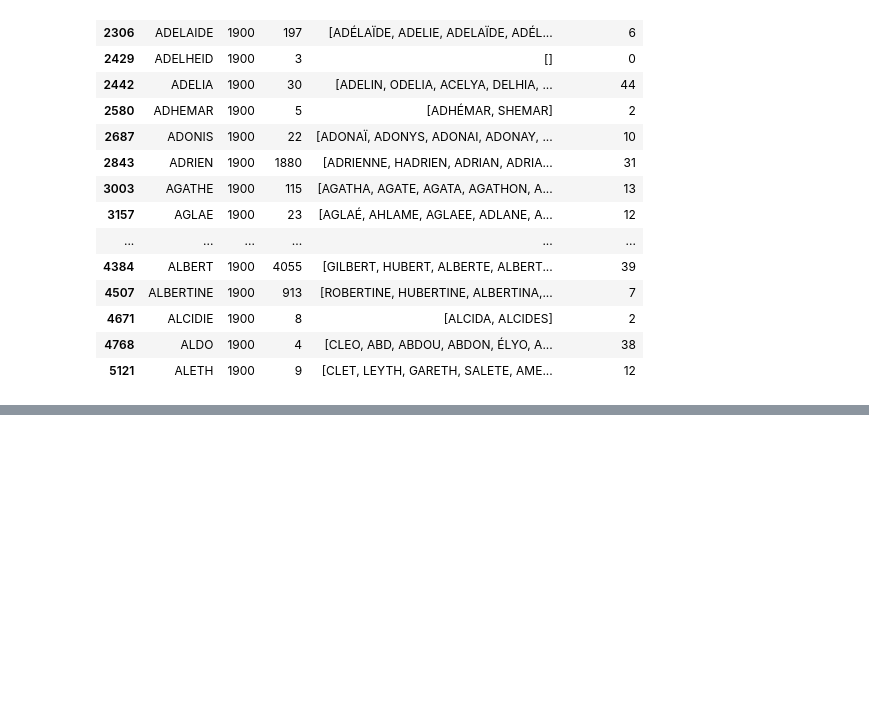
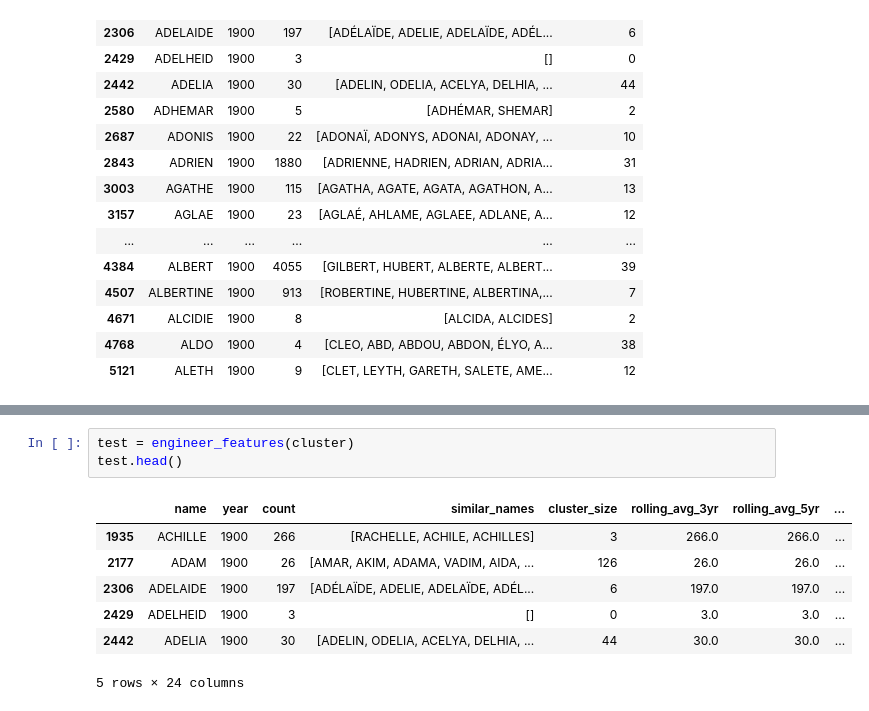
Before and after one commit to Beg1nner4ever/name_cluster, a Jupyter notebook: name_notebook_2.ipynb, the cells around one changed output, grey strips where cells are left out. Cells and saved outputs as stored; diff of their text form; blank space fills up the shorter version.

Commit message:
features engineering

```diff
--- a/name_notebook_2.ipynb
+++ b/name_notebook_2.ipynb
@@ -232,0 +346,11 @@ cluster.head(20)
+# %%
+test = engineer_features(cluster)
+test.head()
+# %% [output]
+|  | name | year | count | similar_names | cluster_size | rolling_avg_3yr | rolling_avg_5yr | ... |
+| 1935 | ACHILLE | 1900 | 266 | [RACHELLE, ACHILE, ACHILLES] | 3 | 266.0 | 266.0 | ... |
+| 2177 | ADAM | 1900 | 26 | [AMAR, AKIM, ADAMA, VADIM, AIDA, ... | 126 | 26.0 | 26.0 | ... |
+| 2306 | ADELAIDE | 1900 | 197 | [ADÉLAÏDE, ADELIE, ADELAÏDE, ADÉL... | 6 | 197.0 | 197.0 | ... |
+| 2429 | ADELHEID | 1900 | 3 | [] | 0 | 3.0 | 3.0 | ... |
+| 2442 | ADELIA | 1900 | 30 | [ADELIN, ODELIA, ACELYA, DELHIA, ... | 44 | 30.0 | 30.0 | ... |
+5 rows × 24 columns
```
Also changed, not shown: parts of 5 cells of this notebook.
